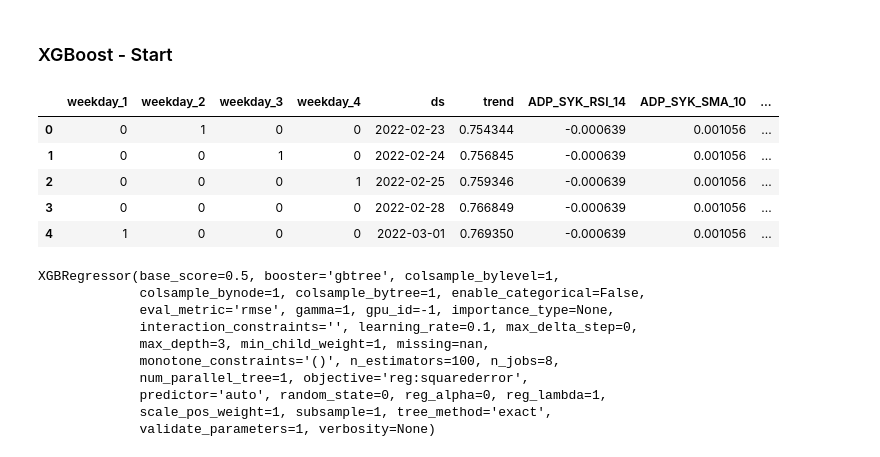
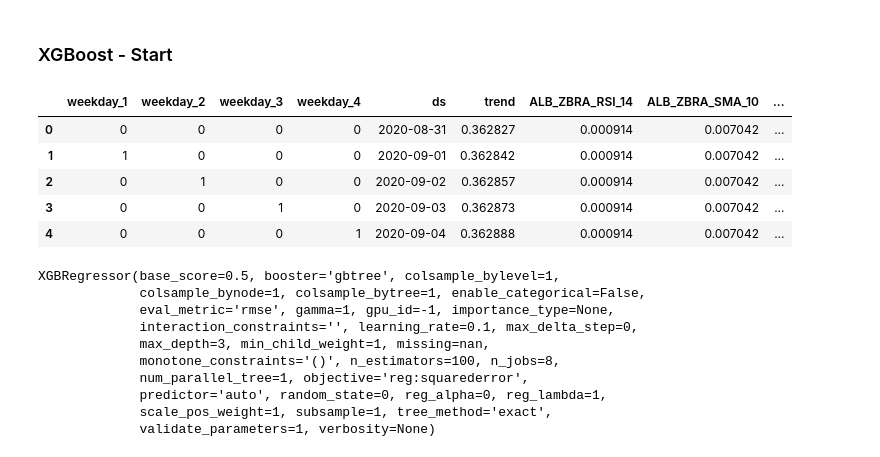
Before and after one commit to greengamma/long-short-trade-ideas-generator, a Jupyter notebook: notebooks/xg_model.ipynb, the cells around one changed output. Cells and saved outputs as stored; diff of their text form; code cells hidden in the pictures.

```diff
--- a/notebooks/xg_model.ipynb
+++ b/notebooks/xg_model.ipynb
@@ -189,10 +186,10 @@ proph = Prophet(growth='linear',
                 yearly_seasonality=True,
                 daily_seasonality=True)
 
-proph.add_regressor('ADP_SYK_RSI_14')
-proph.add_regressor('ADP_SYK_SMA_10')
-proph.add_regressor('ADP_SYK_SMA_20')
-proph.add_regressor('ADP_SYK_SMA_60')
+proph.add_regressor('ALB_ZBRA_RSI_14')
+proph.add_regressor('ALB_ZBRA_SMA_10')
+proph.add_regressor('ALB_ZBRA_SMA_20')
+proph.add_regressor('ALB_ZBRA_SMA_60')
 
 proph.fit(train_set)
 # %% [output]
@@ -358,10 +395,10 @@ for params in grid:
                 seasonality_prior_scale = params['seasonality_prior_scale'],
                 changepoint_prior_scale = params['changepoint_prior_scale'])
 
-    proph.add_regressor('ADP_SYK_RSI_14')
-    proph.add_regressor('ADP_SYK_SMA_10')
-    proph.add_regressor('ADP_SYK_SMA_20')
-    proph.add_regressor('ADP_SYK_SMA_60')
+    proph.add_regressor('ALB_ZBRA_RSI_14')
+    proph.add_regressor('ALB_ZBRA_SMA_10')
+    proph.add_regressor('ALB_ZBRA_SMA_20')
+    proph.add_regressor('ALB_ZBRA_SMA_60')
 
     proph.fit(train_set)
     # cross-val
@@ -483,10 +527,10 @@ proph = Prophet(growth='linear',
             seasonality_prior_scale = best_params['seasonality_prior_scale'],
             changepoint_prior_scale = best_params['changepoint_prior_scale'])
 
-proph.add_regressor('ADP_SYK_RSI_14')
-proph.add_regressor('ADP_SYK_SMA_10')
-proph.add_regressor('ADP_SYK_SMA_20')
-proph.add_regressor('ADP_SYK_SMA_60')
+proph.add_regressor('ALB_ZBRA_RSI_14')
+proph.add_regressor('ALB_ZBRA_SMA_10')
+proph.add_regressor('ALB_ZBRA_SMA_20')
+proph.add_regressor('ALB_ZBRA_SMA_60')
 
 proph.fit(train_set)
 # %% [output]
@@ -507,6 +552,6 @@ Optimization terminated normally:
 future_df = proph.make_future_dataframe(periods=len(test_set),
                                         freq='D')
 # merge regressors
-future_df = pd.concat([future_df,  pr_first_ratio_df.iloc[:, 2:]], axis=1)
-future_df.head()
-future_df.tail(1)
+#future_df = pd.concat([future_df,  pr_first_ratio_df.iloc[:, 2:]], axis=1)
+#future_df.head()
+#future_df.tail(1)
@@ -540,21 +590,21 @@ We will now feed the tuned predicitions into the XGBoost model!
 # %%
 # xgboost preparation
 # extract prophet variables
-proph_variables = forecast.loc[:, ['ds', 'trend', 'ADP_SYK_RSI_14', 'ADP_SYK_SMA_10', 'ADP_SYK_SMA_20', 'ADP_SYK_SMA_60',
+proph_variables = forecast.loc[:, ['ds', 'trend', 'ALB_ZBRA_RSI_14', 'ALB_ZBRA_SMA_10', 'ALB_ZBRA_SMA_20', 'ALB_ZBRA_SMA_60',
                                    'daily', 'weekly']]
 # extract variables from original df
 weekdays_df = pr_first_ratio_df.loc[:, ['weekday_1', 'weekday_2', 'weekday_3', 'weekday_4']]
 
 xgb_df_prep = pd.concat([weekdays_df, proph_variables], axis=1)
 xgb_df = pd.concat([xgb_df_prep, pr_first_ratio_df['y']], axis=1)
 xgb_df['y'] = xgb_df['y'].fillna(xgb_df['y'].median())
 xgb_df.head()
 # %% [output]
-|  | weekday_1 | weekday_2 | weekday_3 | weekday_4 | ds | trend | ADP_SYK_RSI_14 | ADP_SYK_SMA_10 | ... |
-| 0 | 0 | 1 | 0 | 0 | 2022-02-23 | 0.754344 | -0.000639 | 0.001056 | ... |
-| 1 | 0 | 0 | 1 | 0 | 2022-02-24 | 0.756845 | -0.000639 | 0.001056 | ... |
-| 2 | 0 | 0 | 0 | 1 | 2022-02-25 | 0.759346 | -0.000639 | 0.001056 | ... |
-| 3 | 0 | 0 | 0 | 0 | 2022-02-28 | 0.766849 | -0.000639 | 0.001056 | ... |
-| 4 | 1 | 0 | 0 | 0 | 2022-03-01 | 0.769350 | -0.000639 | 0.001056 | ... |
+|  | weekday_1 | weekday_2 | weekday_3 | weekday_4 | ds | trend | ALB_ZBRA_RSI_14 | ALB_ZBRA_SMA_10 | ... |
+| 0 | 0 | 0 | 0 | 0 | 2020-08-31 | 0.362827 | 0.000914 | 0.007042 | ... |
+| 1 | 1 | 0 | 0 | 0 | 2020-09-01 | 0.362842 | 0.000914 | 0.007042 | ... |
+| 2 | 0 | 1 | 0 | 0 | 2020-09-02 | 0.362857 | 0.000914 | 0.007042 | ... |
+| 3 | 0 | 0 | 1 | 0 | 2020-09-03 | 0.362873 | 0.000914 | 0.007042 | ... |
+| 4 | 0 | 0 | 0 | 1 | 2020-09-04 | 0.362888 | 0.000914 | 0.007042 | ... |
 # %%
 # generate train and test sets
```
Also changed, not shown: parts of 34 cells of this notebook.
